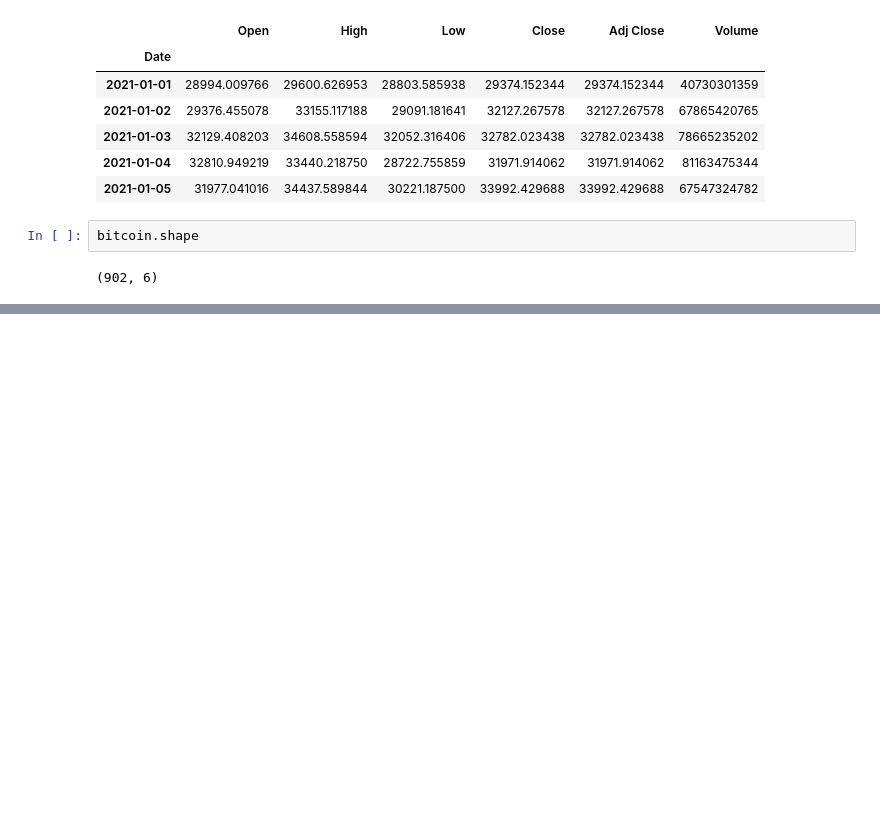
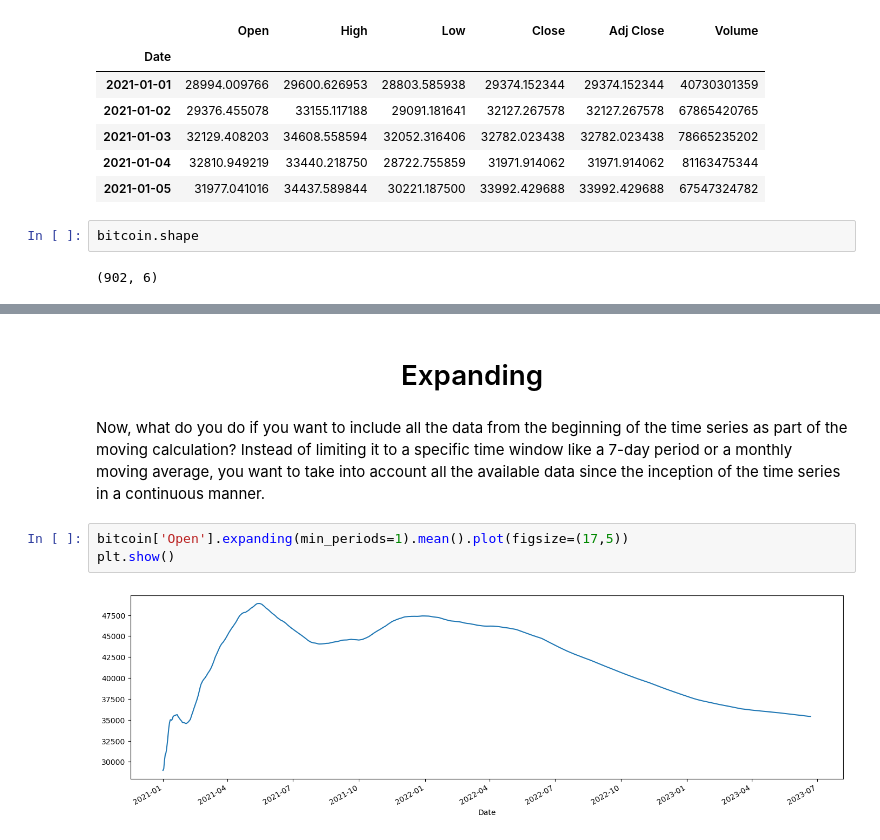
Before and after one commit to codewaly/finance, a Jupyter notebook: pandas_for_TM.ipynb, the cells around one changed output, grey strips where cells are left out. Cells and saved outputs as stored; diff of their text form; blank space fills up the shorter version.

```diff
--- a/pandas_for_TM.ipynb
+++ b/pandas_for_TM.ipynb
@@ -228,0 +229,9 @@ plt.show()
+# %% [markdown]
+<h1><center>Expanding</center></h1>
+# %% [markdown]
+Now, what do you do if you want to include all the data from the beginning of the time series as part of the moving calculation? Instead of limiting it to a specific time window like a 7-day period or a monthly moving average, you want to take into account all the available data since the inception of the time series in a continuous manner.
+# %%
+bitcoin['Open'].expanding(min_periods=1).mean().plot(figsize=(17,5))
+plt.show()
+# %% [output]
+[figure, added]
```
Also changed, not shown: parts of 38 cells of this notebook.
